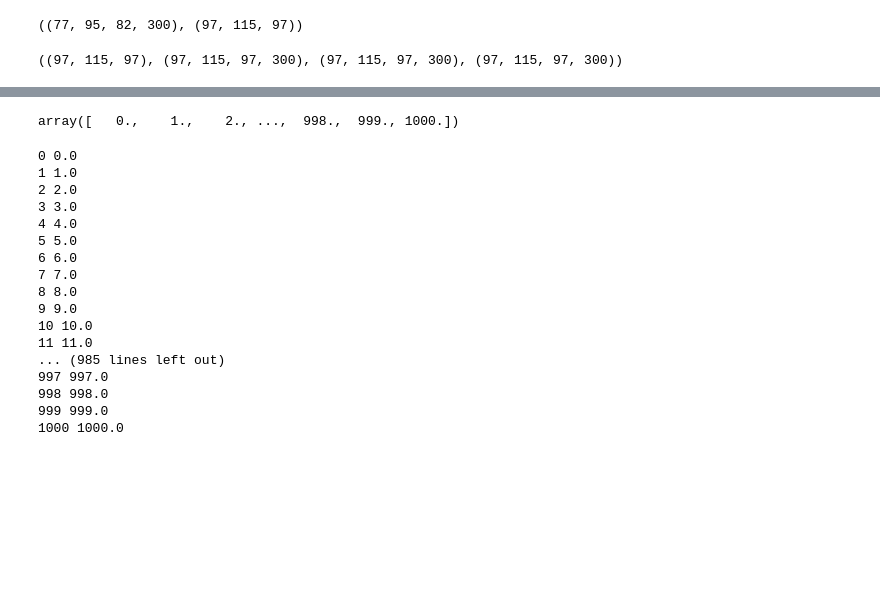
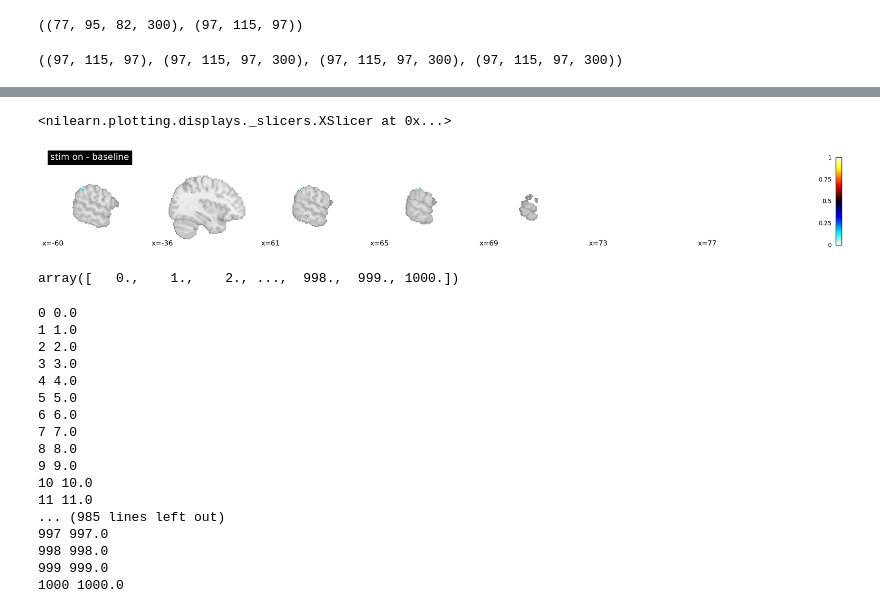
Before and after one commit to dmochow/fus, a Jupyter notebook: code/analyze_processed_bold.ipynb, the cells around one changed output, grey strips where cells are left out. Saved outputs shown, nothing was run; the diff lists cells and outputs as text; code cells hidden in the pictures; blank space fills up the shorter version.

```diff
--- a/code/analyze_processed_bold.ipynb
+++ b/code/analyze_processed_bold.ipynb
@@ -56,3 +91,28 @@ atlas.shape, resampled_pre_img.shape, resampled_fus_img.shape, resampled_post_im
+# %%
+from scipy.stats import norm
+
+p_val = 0.001
+p001_uncorrected = norm.isf(p_val)
+
+from nilearn.glm import cluster_level_inference
+
+proportion_true_discoveries_img = cluster_level_inference(
+    beta, threshold=[3, 4, 5], alpha=0.05
+)
+# %%
+from nilearn import plotting
+
+plotting.plot_stat_map(
+    proportion_true_discoveries_img,
+    threshold=0.0,
+    display_mode="x",
+    vmax=1,
+    colorbar=True,
+    title="stim on - baseline",
+)
+# %% [output]
+<nilearn.plotting.displays._slicers.XSlicer at 0x...>
+[figure, added]
 # %%
 rois = np.unique(np.array(atlas.get_fdata()))
 #rois = np.unique(dseg)
```
Also changed, not shown: parts of 12 cells of this notebook, 3 other files.
